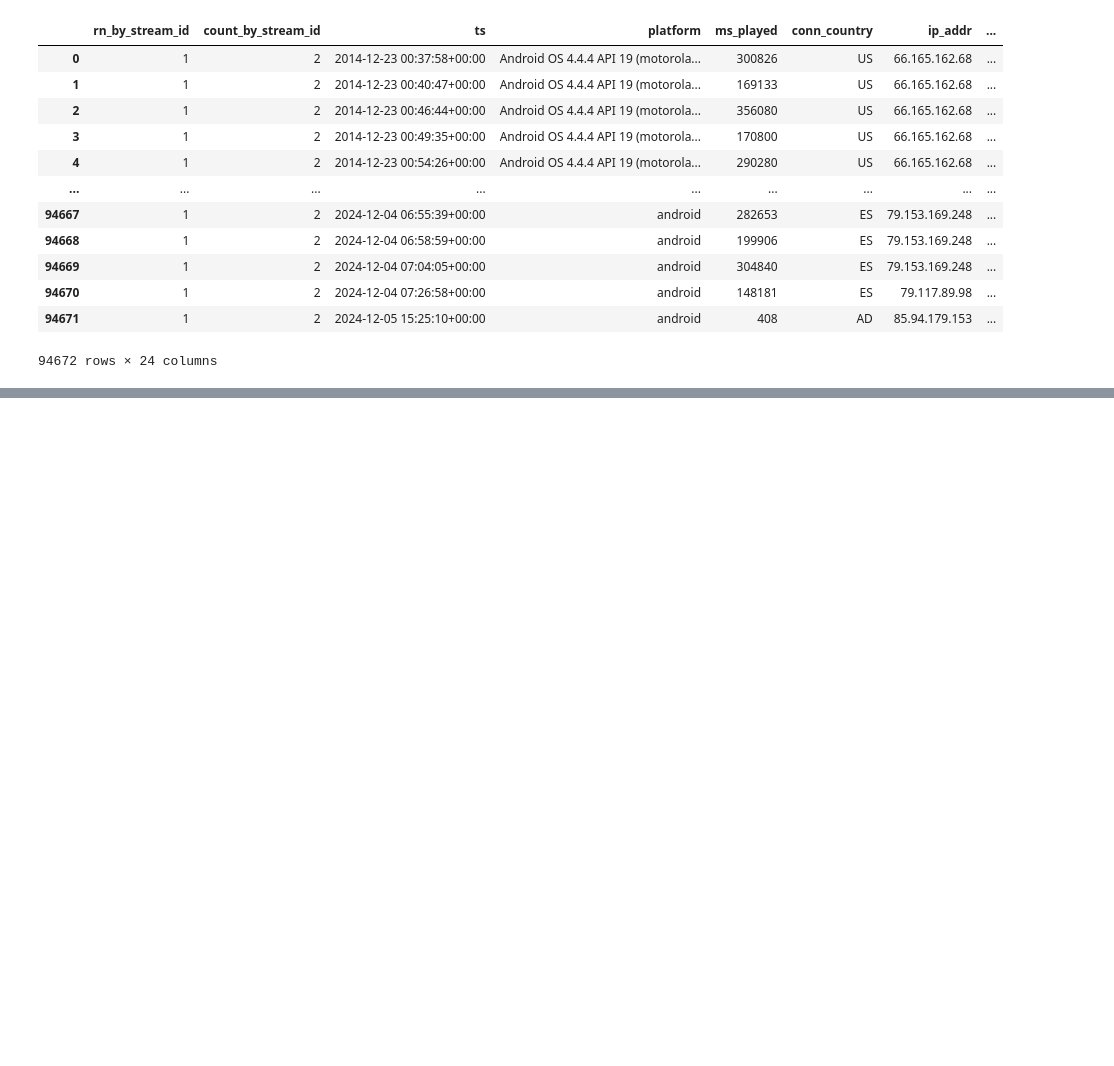
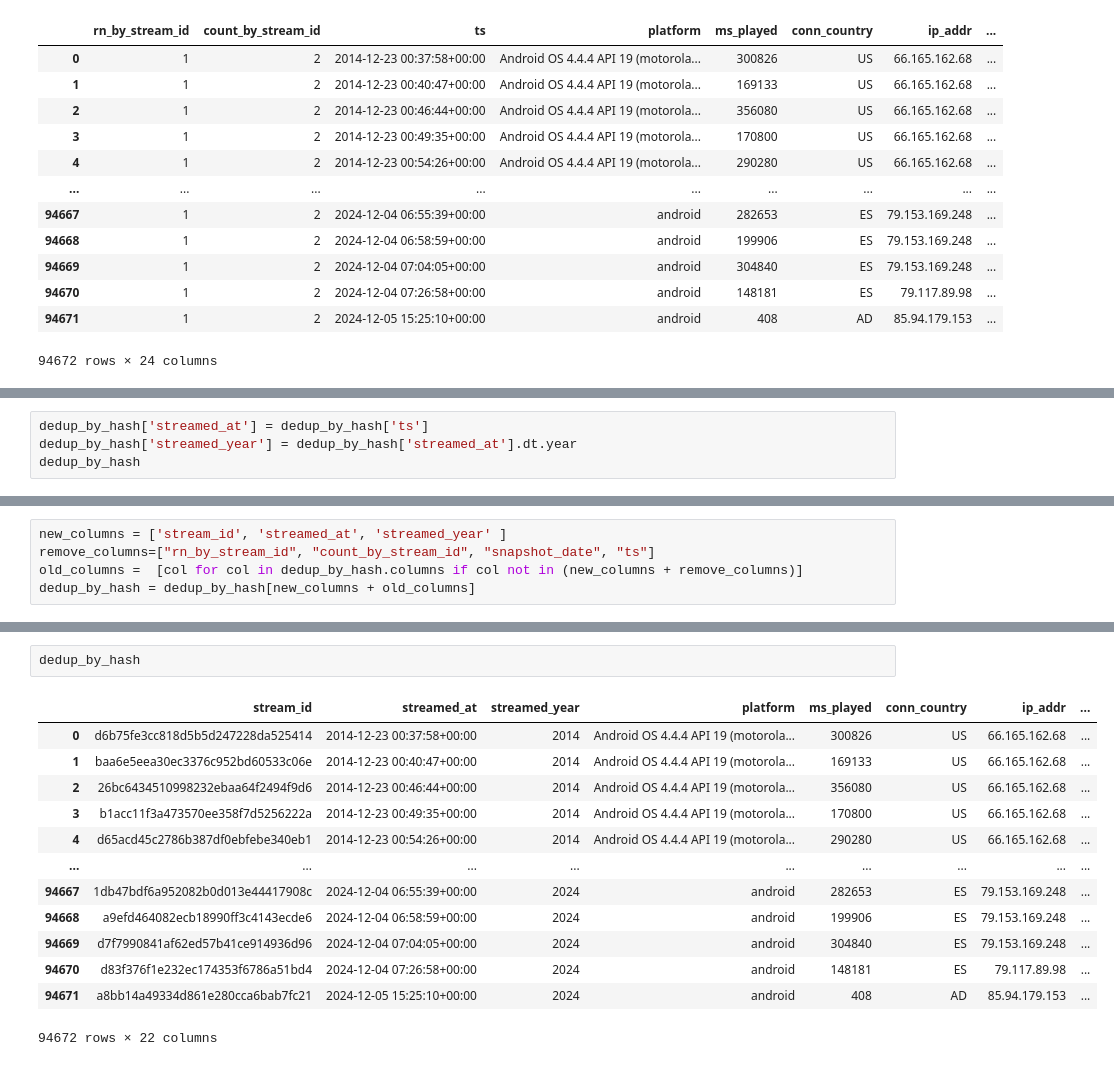
Before and after one commit to joseph-higaki/spotify_insights, a Jupyter notebook: notebooks/eda_raw_dtypes_dedup.ipynb, the cells around one changed output, grey strips where cells are left out. Cells and saved outputs as stored; diff of their text form; blank space fills up the shorter version.

Commit message:
eda pk dedup

```diff
--- a/notebooks/eda_raw_dtypes_dedup.ipynb
+++ b/notebooks/eda_raw_dtypes_dedup.ipynb
@@ -698,0 +710,4 @@ dedup_by_hash
+# %%
+dedup_by_hash['streamed_at'] = dedup_by_hash['ts']
+dedup_by_hash['streamed_year'] = dedup_by_hash['streamed_at'].dt.year
+dedup_by_hash
@@ -698,0 +728,5 @@ dedup_by_hash
+# %%
+new_columns = ['stream_id', 'streamed_at', 'streamed_year' ]
+remove_columns=["rn_by_stream_id", "count_by_stream_id", "snapshot_date", "ts"]
+old_columns =  [col for col in dedup_by_hash.columns if col not in (new_columns + remove_columns)]
+dedup_by_hash = dedup_by_hash[new_columns + old_columns]
@@ -698,0 +763,16 @@ dedup_by_hash
+# %%
+dedup_by_hash
+# %% [output]
+|  | stream_id | streamed_at | streamed_year | platform | ms_played | conn_country | ip_addr | ... |
+| 0 | d6b75fe3cc818d5b5d247228da525414 | 2014-12-23 00:37:58+00:00 | 2014 | Android OS 4.4.4 API 19 (motorola... | 300826 | US | 66.165.162.68 | ... |
+| 1 | baa6e5eea30ec3376c952bd60533c06e | 2014-12-23 00:40:47+00:00 | 2014 | Android OS 4.4.4 API 19 (motorola... | 169133 | US | 66.165.162.68 | ... |
+| 2 | 26bc6434510998232ebaa64f2494f9d6 | 2014-12-23 00:46:44+00:00 | 2014 | Android OS 4.4.4 API 19 (motorola... | 356080 | US | 66.165.162.68 | ... |
+| 3 | b1acc11f3a473570ee358f7d5256222a | 2014-12-23 00:49:35+00:00 | 2014 | Android OS 4.4.4 API 19 (motorola... | 170800 | US | 66.165.162.68 | ... |
+| 4 | d65acd45c2786b387df0ebfebe340eb1 | 2014-12-23 00:54:26+00:00 | 2014 | Android OS 4.4.4 API 19 (motorola... | 290280 | US | 66.165.162.68 | ... |
+| ... | ... | ... | ... | ... | ... | ... | ... | ... |
+| 94667 | 1db47bdf6a952082b0d013e44417908c | 2024-12-04 06:55:39+00:00 | 2024 | android | 282653 | ES | 79.153.169.248 | ... |
+| 94668 | a9efd464082ecb18990ff3c4143ecde6 | 2024-12-04 06:58:59+00:00 | 2024 | android | 199906 | ES | 79.153.169.248 | ... |
+| 94669 | d7f7990841af62ed57b41ce914936d96 | 2024-12-04 07:04:05+00:00 | 2024 | android | 304840 | ES | 79.153.169.248 | ... |
+| 94670 | d83f376f1e232ec174353f6786a51bd4 | 2024-12-04 07:26:58+00:00 | 2024 | android | 148181 | ES | 79.117.89.98 | ... |
+| 94671 | a8bb14a49334d861e280cca6bab7fc21 | 2024-12-05 15:25:10+00:00 | 2024 | android | 408 | AD | 85.94.179.153 | ... |
+94672 rows × 22 columns
```
Also changed, not shown: parts of 8 cells of this notebook, 1 other file.
